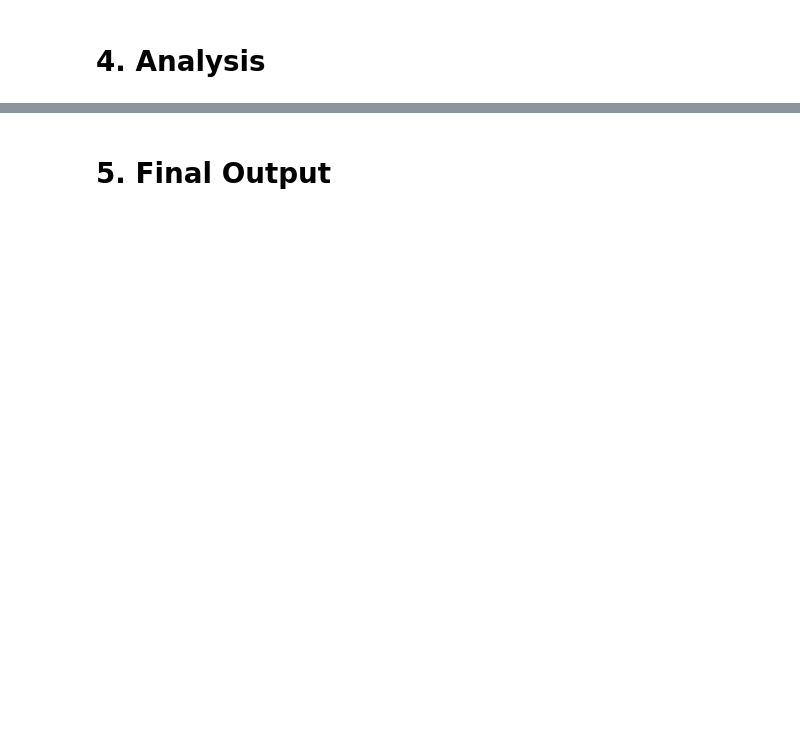
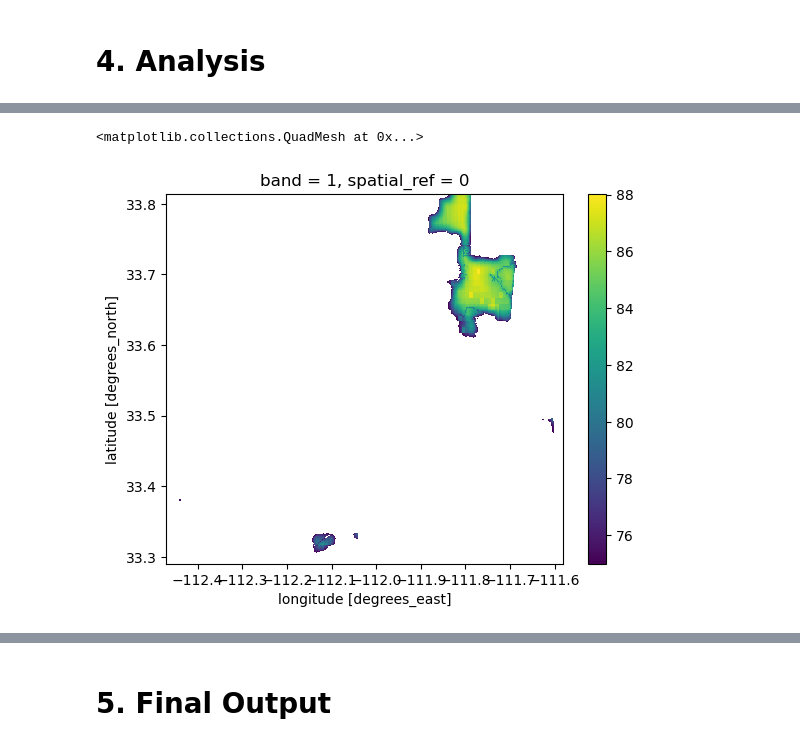
Before and after one commit to kristinaglass/maricopa_county_biodiversity_index, a Jupyter notebook: biodiversity-index.ipynb, the cells around one changed output, grey strips where cells are left out. Drawn from its saved outputs; the diff is of its cells as text; code cells hidden in the pictures; blank space fills up the shorter version.

```diff
--- a/biodiversity-index.ipynb
+++ b/biodiversity-index.ipynb
@@ -168,2 +221,5 @@ EPSG:4326
 # %% [markdown]
 # 4. Analysis
+# %%
+clip_2017 = (bio_index_2017.rio.clip(phoenix.geometry))
+clip_2020 = (bio_index_2020.rio.clip(phoenix.geometry))
@@ -169,0 +230,3 @@ EPSG:4326
+# %%
+phoenix_clip2017 = clip_2017>0.75
+phoenix_clip2020 = clip_2020>0.75
@@ -169,0 +250,7 @@ EPSG:4326
+# %%
+bii_2017 = (clip_2017/phoenix_clip2017)*100
+# %%
+bii_2017.plot()
+# %% [output]
+<matplotlib.collections.QuadMesh at 0x...>
+[figure, added]
```
Also changed, not shown: parts of 13 cells of this notebook.
